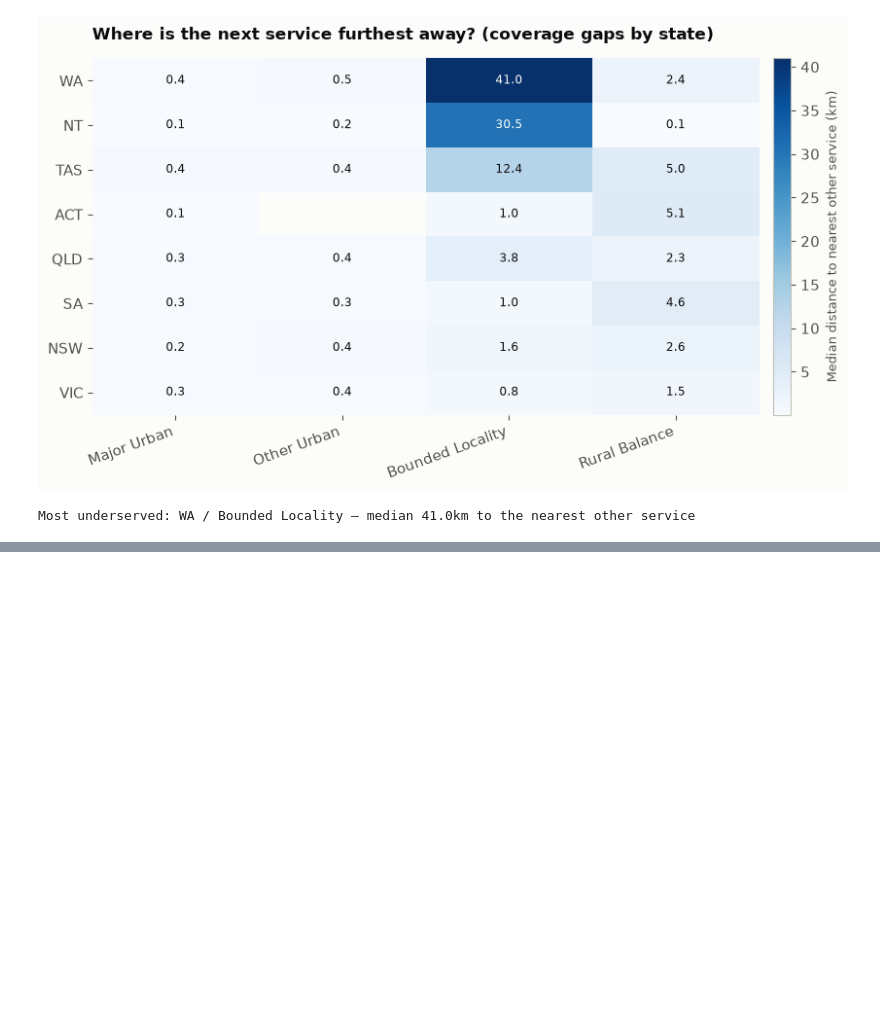
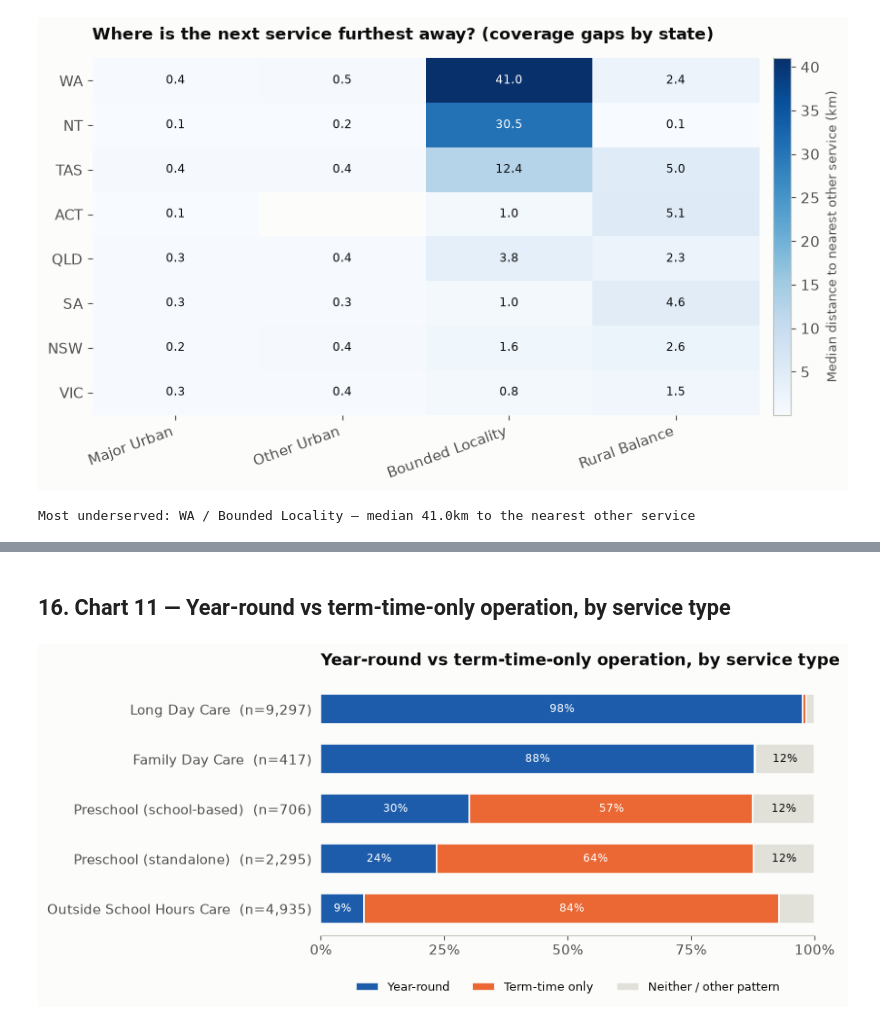
Before and after one commit to martvanhoorn2003-svg/Mart, a Jupyter notebook: ACECQA_Service_Quality_Analysis.ipynb, the cells around one changed output, grey strips where cells are left out. Saved outputs shown, nothing was run; the diff lists cells and outputs as text; code cells hidden in the pictures; blank space fills up the shorter version.

```diff
--- a/ACECQA_Service_Quality_Analysis.ipynb
+++ b/ACECQA_Service_Quality_Analysis.ipynb
@@ -646,8 +633,7 @@ for cat in SOS_ORDER:
     if len(sub) == 0:
         continue
     s = 5 if cat in ("Major Urban", "Other Urban") else 16
-    ax.scatter(sub["lon"], sub["lat"], s=s, alpha=0.7, linewidths=0, color=SOS_COLORS[cat],
-               label=f"{cat} (n={len(sub):,})", zorder=3 if s > 5 else 2)
+    ax.scatter(sub["lon"], sub["lat"], s=s, alpha=0.7, linewidths=0, color=SOS_COLORS[cat], label=f"{cat} (n={len(sub):,})", zorder=3 if s > 5 else 2)
 ax.set_xlim(112, 155); ax.set_ylim(-44, -9); ax.set_aspect(1.4)
 ax.set_xticks([]); ax.set_yticks([])
 for spine in ax.spines.values():
@@ -704,0 +779,35 @@ Most underserved: WA / Bounded Locality — median 41.0km to the nearest other s
+# %% [markdown]
+
+## 16. Chart 11 — Year-round vs term-time-only operation, by service type
+# %%
+
+d11 = df[df["PrimaryServiceType"] != "Other"]
+ct11 = pd.crosstab(d11["PrimaryServiceType"], d11["OperatingPattern"], normalize="index")
+order11 = ["Year-round", "Term-time only", "Neither / other pattern"]
+ct11 = ct11.reindex(columns=order11, fill_value=0).sort_values("Year-round", ascending=False)
+counts11 = d11["PrimaryServiceType"].value_counts()
+ct11.index = [f"{i}  (n={counts11[i]:,})" for i in ct11.index]
+
+colors11 = {"Year-round": SEQ_BLUE[5], "Term-time only": CAT["orange"], "Neither / other pattern": GRIDLINE}
+fig, ax = plt.subplots(figsize=(9, 4.2))
+left = np.zeros(len(ct11)); y = np.arange(len(ct11))
+for cat in order11:
+    vals = ct11[cat].to_numpy()
+    ax.barh(y, vals, left=left, height=0.6, color=colors11[cat], edgecolor=SURFACE, linewidth=1.2, label=cat)
+    for i, v in enumerate(vals):
+        if v >= 0.08:
+            ax.text(left[i] + v / 2, y[i], f"{v:.0%}", ha="center", va="center", fontsize=8.5, color="white" if cat != "Neither / other pattern" else INK_PRIMARY)
+    left += vals
+ax.set_yticks(y); ax.set_yticklabels(ct11.index)
+ax.set_xlim(0, 1); ax.set_xticks([0, .25, .5, .75, 1.0]); ax.set_xticklabels(["0%", "25%", "50%", "75%", "100%"])
+ax.invert_yaxis()
+for spine in ["top", "right", "left"]:
+    ax.spines[spine].set_visible(False)
+ax.tick_params(left=False)
+ax.set_title("Year-round vs term-time-only operation, by service type", fontsize=13, fontweight="bold", color=INK_PRIMARY, loc="left", pad=14)
+ax.legend(loc="upper center", bbox_to_anchor=(0.5, -0.14), ncol=3, frameon=False, fontsize=9)
+fig.tight_layout()
+fig.savefig(FIG_DIR / "11_operating_pattern_by_type.png", dpi=200)
+plt.show()
+# %% [output]
+[figure, added]
```
Also changed, not shown: parts of 35 cells of this notebook, 7 other files.
